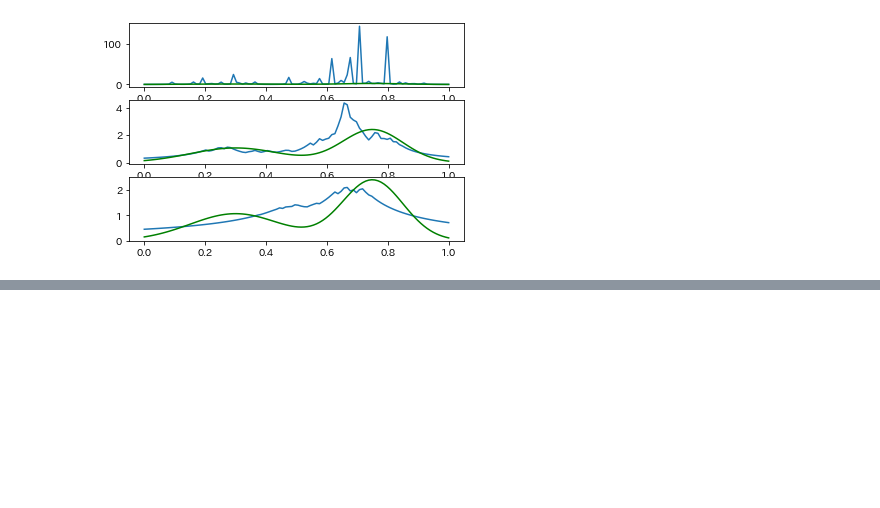
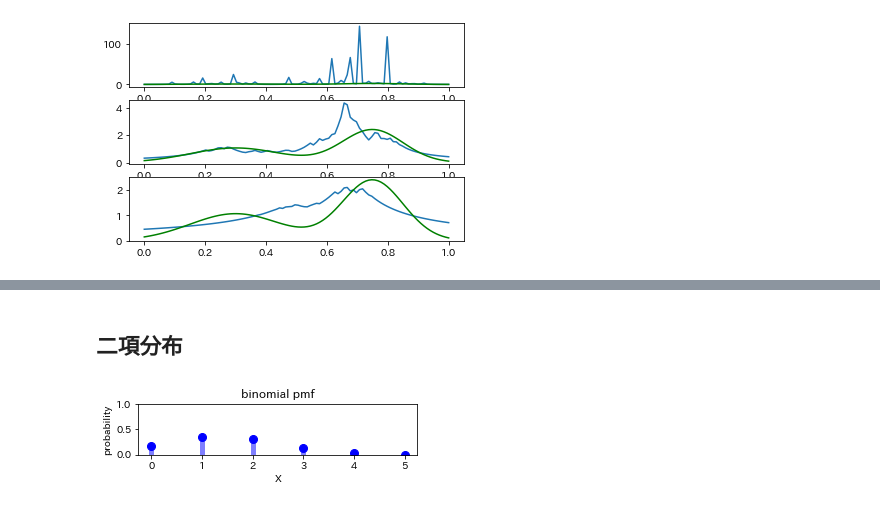
Before and after one commit to nsakki55/tech-notes, a Jupyter notebook: PRML/prml1/ch2.ipynb, the cells around one changed output, grey strips where cells are left out. Saved outputs shown, nothing was run; the diff lists cells and outputs as text; code cells hidden in the pictures; blank space fills up the shorter version.

```diff
--- a/PRML/prml1/ch2.ipynb
+++ b/PRML/prml1/ch2.ipynb
@@ -155,0 +182,26 @@ main()
+# %% [markdown]
+## 二項分布
+# %%
+from scipy.stats import binom
+
+mu = 0.3
+
+# 試行回数
+N = 5
+
+k = np.arange(N+1)
+
+fig = plt.figure(figsize=(5,8))
+ax = fig.add_subplot(111)
+ax.plot(k , binom.pmf(k, N, mu), 'bo', ms=8)
+ax.vlines(k, 0, binom.pmf(k, N, mu), colors='b', lw=5, alpha=0.5)
+
+ax.set_xlabel('X')
+ax.set_ylabel('probability')
+ax.set_title('binomial pmf')
+ax.set_ylim((0,1))
+ax.set_aspect('equal')
+
+plt.show()
+# %% [output]
+[figure, added]
```
Also changed, not shown: parts of 17 cells of this notebook, 2 other files.
